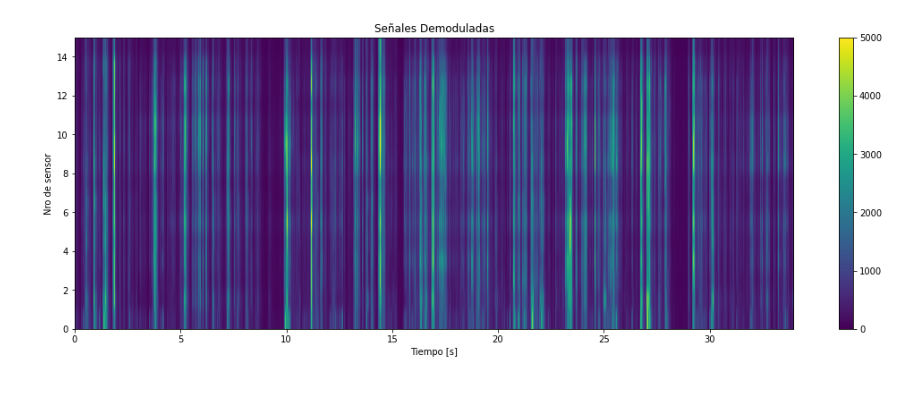
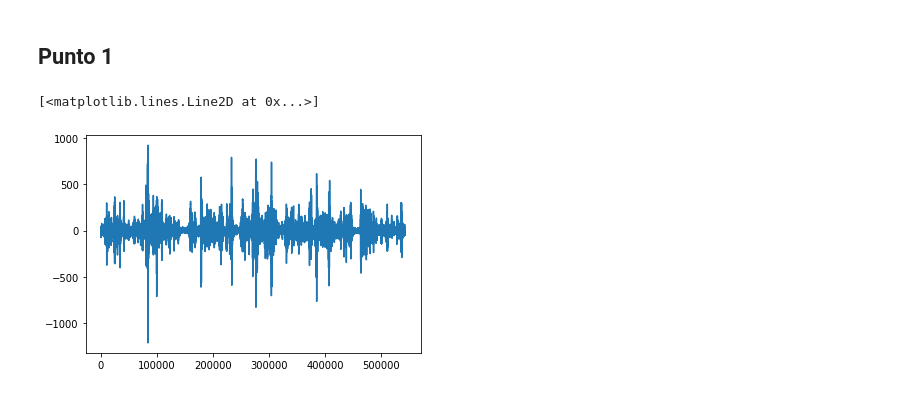
Before and after one commit to mbergerman/Procesamiento-Adaptativo, a Jupyter notebook: TPS/TP4/PASA_TP4_G2.ipynb, the cells around one changed output. Saved outputs shown, nothing was run; the diff lists cells and outputs as text; code cells hidden in the pictures.

Commit message:
Punto 1 casi terminado

```diff
--- a/TPS/TP4/PASA_TP4_G2.ipynb
+++ b/TPS/TP4/PASA_TP4_G2.ipynb
@@ -41 +31,3 @@ plt.show()
+# %% [markdown]
+## Punto 1
 # %%
@@ -52,56 +39,12 @@ def butter_lowpass_filter(data, cutoff, fs, order=5):
-# %%
-def v(phi, M, d):
-    l = 343/Fc
-    return M**-0.5 * np.exp(-2j * np.pi * d * np.sin(phi) / l * np.arange(0, M))
-
-array_idx = 0
-B = 1000     # pintó por ahora
-phi_vector = np.linspace(-90, 90, 50)
-
-b, a = butter_lowpass(B, Fs, 20)
-
-data_demod = np.zeros(np.shape(data), dtype=np.complex_)
-exp_demod = np.exp(2j*np.pi*Fc/Fs* np.arange(len(data[0])))
-for i, val in enumerate(data):
-    x = exp_demod * val
-    data_demod[i] = signal.lfilter(b, a, x)
-
-plt.figure(figsize=(18, 6))
-img = plt.imshow( np.abs(data_demod), interpolation='antialiased', aspect='auto', vmax = 5e3, extent=[0, len(data[0])/Fs, 0, len(data_demod)])
-plt.colorbar(img, ax=plt.gca())
-plt.title('Señales Demoduladas')
-plt.ylabel('Nro de sensor')
-plt.xlabel('Tiempo [s]')
-plt.show()
-
-padding = 32-9
-data_fft = np.zeros((M[array_idx] + padding, N), dtype=np.complex_)
-for t in range(len(data_demod[0])):
-    data_pad = np.pad( data_demod[ subarray_sensors[array_idx] , t], (0, padding) )
-    data_fft[:, t] = fftshift( fft( data_pad ) )
-
-plt.figure(figsize=(18, 6))
-img = plt.imshow( np.abs(data_fft), interpolation='antialiased', aspect='auto', vmax = 5e3, extent=[0, len(data[0])/Fs, -0.5, 0.5])
-plt.colorbar(img, ax=plt.gca())
-plt.title('FFT espacial de las señales')
-plt.ylabel('Frecuencia normalizada')
-plt.xlabel('Tiempo [s]')
-plt.show()
-
-
-'''
-x = np.linspace(0, len(data_fft[0])/Fs, len(data_fft[0])+1)
-y = np.linspace(-0.5, 0.5, len(data_fft)+1)
-y = np.arcsin(y*2) * 180/np.pi
-
-X, Y = np.meshgrid(x, y)
-
-plt.figure(figsize=(18, 6))
-img = plt.pcolormesh(X, Y, np.abs(data_fft), vmax = 5e3, antialiased=True)
-plt.colorbar(img, ax=plt.gca())
-plt.title('FFT espacial de las señales')
-plt.ylabel('Frecuencia normalizada')
-plt.xlabel('Tiempo [s]')
-plt.show()'''
-# %% [output]
-[figure, removed]
+# %%
+a = 1
+b = signal.firwin(101, 100, window='hamming', fs=Fs)
+
+exp_demod = np.exp(2j*np.pi*Fc/Fs* np.arange(len(data[0])))
+x = exp_demod * data[0]
+test = signal.lfilter(b, a, x)
+
+plt.plot(test)
+# %% [output]
+[<matplotlib.lines.Line2D at 0x...>]
+[figure, added]
```
Also changed, not shown: parts of 13 cells of this notebook.
